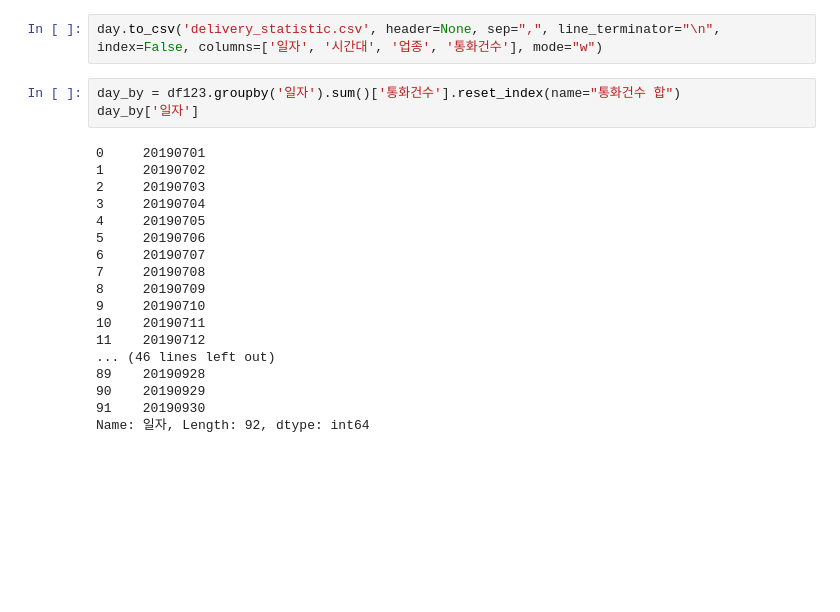
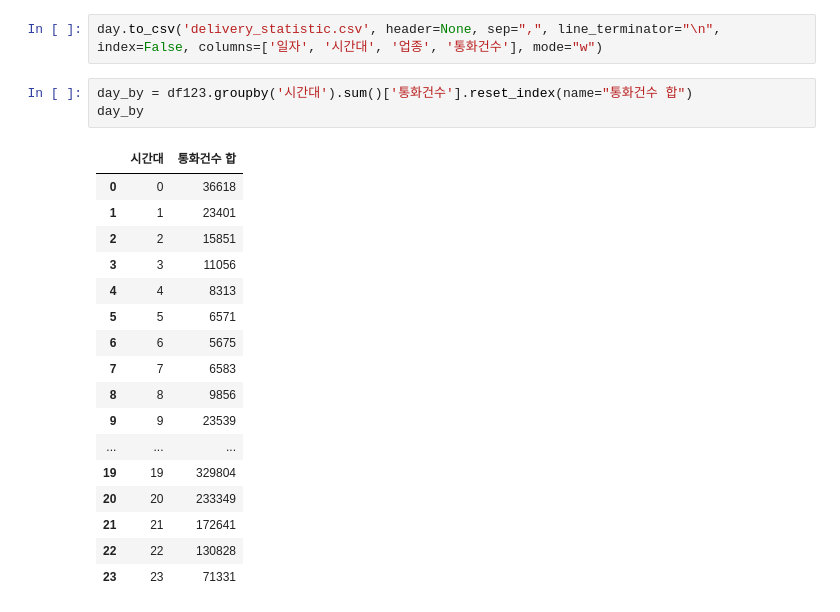
Before and after one commit to gmlwn5470/cloud_crawling_pj, a Jupyter notebook: test_delivery_data.ipynb, the cells around one changed output. Saved outputs shown, nothing was run; the diff lists cells and outputs as text; blank space fills up the shorter version.

```diff
--- a/test_delivery_data.ipynb
+++ b/test_delivery_data.ipynb
@@ -195,26 +195,26 @@ Name: 통화건수, Length: 8433, dtype: int64
 # %%
 day.to_csv('delivery_statistic.csv', header=None, sep=",", line_terminator="\n", index=False, columns=['일자', '시간대', '업종', '통화건수'], mode="w")
 # %%
-day_by = df123.groupby('일자').sum()['통화건수'].reset_index(name="통화건수 합")
-day_by['일자']
+day_by = df123.groupby('시간대').sum()['통화건수'].reset_index(name="통화건수 합")
+day_by
 # %% [output]
-0     20190701
-1     20190702
-2     20190703
-3     20190704
-4     20190705
-5     20190706
-6     20190707
-7     20190708
-8     20190709
-9     20190710
-10    20190711
-11    20190712
-... (46 lines left out)
-89    20190928
-90    20190929
-91    20190930
-Name: 일자, Length: 92, dtype: int64
+|  | 시간대 | 통화건수 합 |
+| 0 | 0 | 36618 |
+| 1 | 1 | 23401 |
+| 2 | 2 | 15851 |
+| 3 | 3 | 11056 |
+| 4 | 4 | 8313 |
+| 5 | 5 | 6571 |
+| 6 | 6 | 5675 |
+| 7 | 7 | 6583 |
+| 8 | 8 | 9856 |
+| 9 | 9 | 23539 |
+| ... | ... | ... |
+| 19 | 19 | 329804 |
+| 20 | 20 | 233349 |
+| 21 | 21 | 172641 |
+| 22 | 22 | 130828 |
+| 23 | 23 | 71331 |
 # %%
 import datetime
 import random
```
Also changed, not shown: parts of 1 cell of this notebook, 1 other file.
